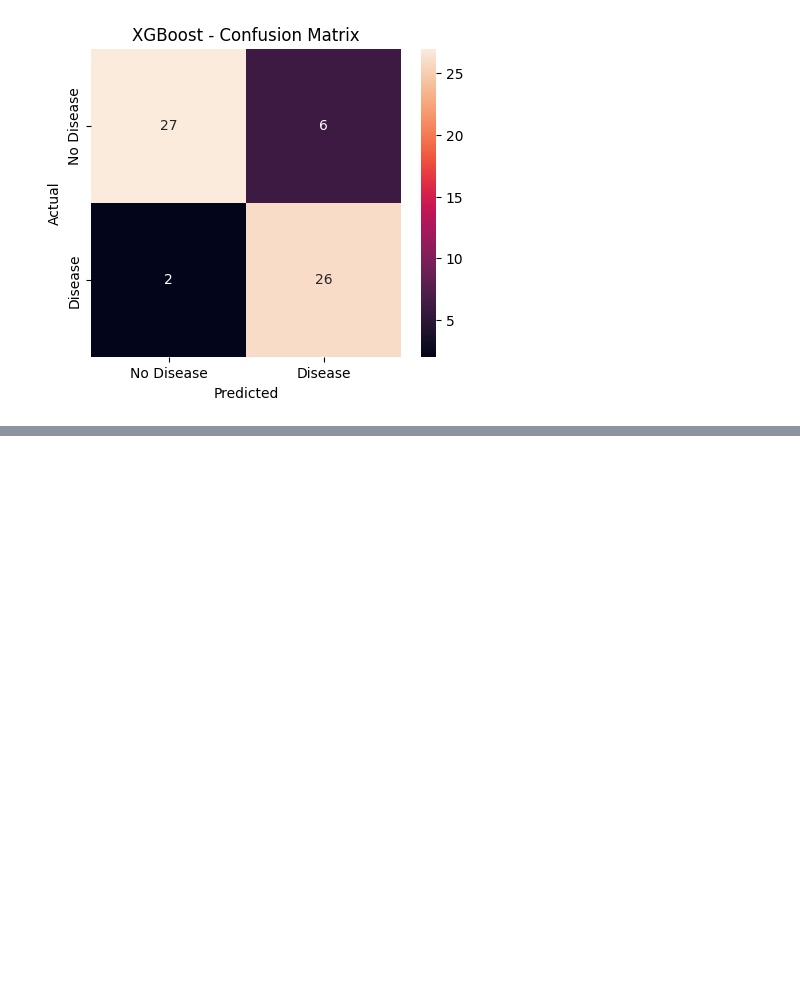
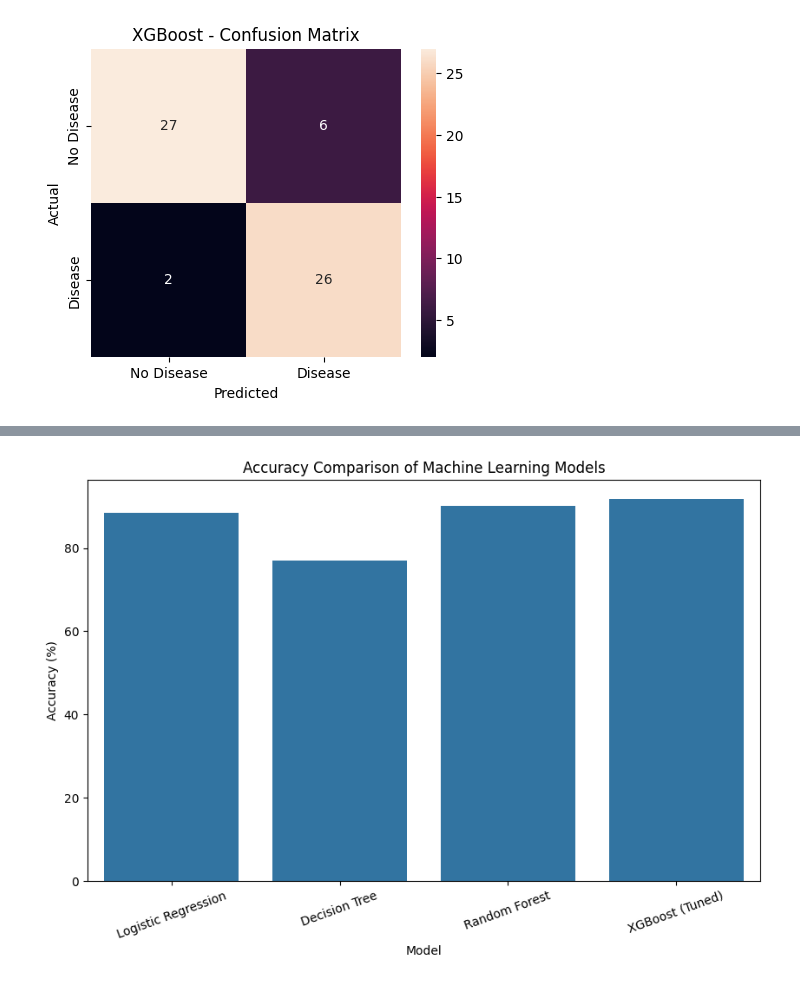
Before and after one commit to Muskaan1530/Explainable-Multi-Disease-Prediction, a Jupyter notebook: Explainable_Multi_Disease_Prediction.ipynb, the cells around one changed output, grey strips where cells are left out. Saved outputs shown, nothing was run; the diff lists cells and outputs as text; code cells hidden in the pictures; blank space fills up the shorter version.

Commit message:
Added hyperparameter tuning for ML models

```diff
--- a/Explainable_Multi_Disease_Prediction.ipynb
+++ b/Explainable_Multi_Disease_Prediction.ipynb
@@ -1362,0 +2107,21 @@ plt.show()
+# %%
+# ==========================================
+# MODEL ACCURACY COMPARISON
+# ==========================================
+
+plt.figure(figsize=(10, 6))
+
+sns.barplot(
+    data=comparison,
+    x="Model",
+    y="Accuracy"
+)
+
+plt.title("Accuracy Comparison of Machine Learning Models")
+plt.ylabel("Accuracy (%)")
+plt.xlabel("Model")
+plt.xticks(rotation=20)
+
+plt.show()
+# %% [output]
+[figure, added]
```
Also changed, not shown: parts of 49 cells of this notebook.
